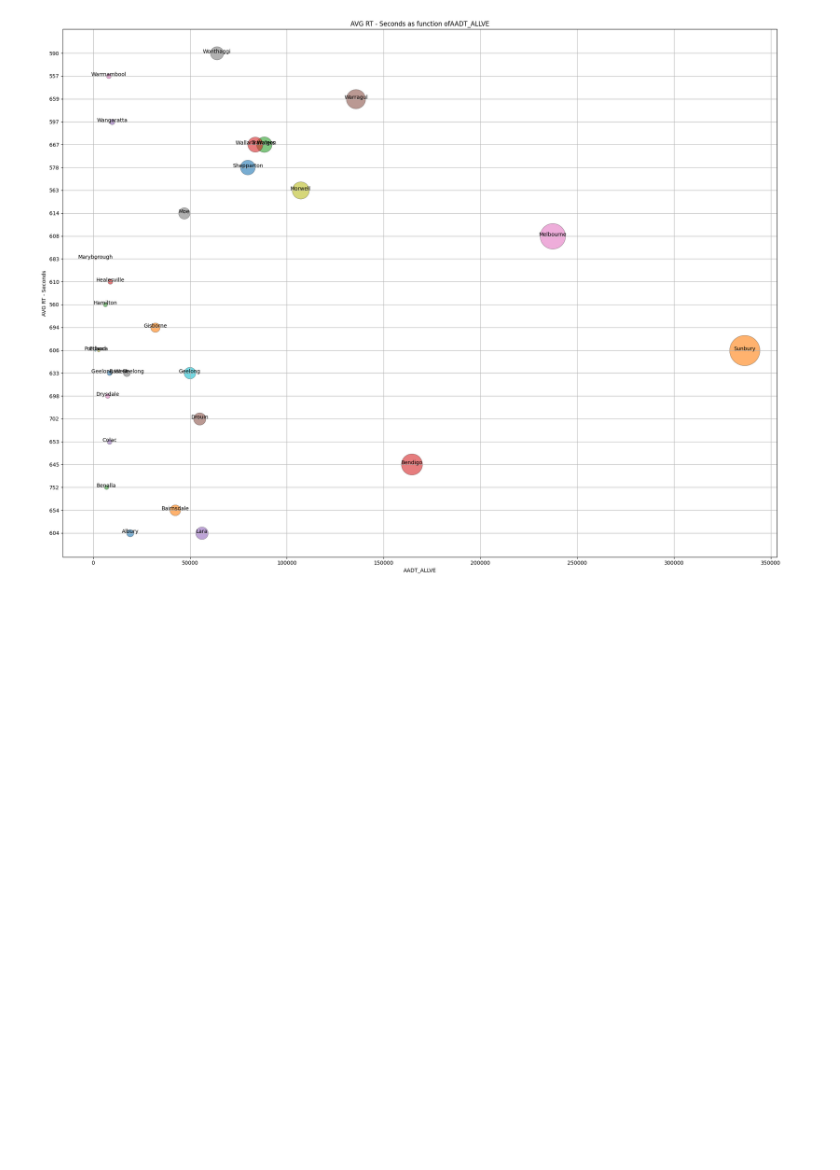
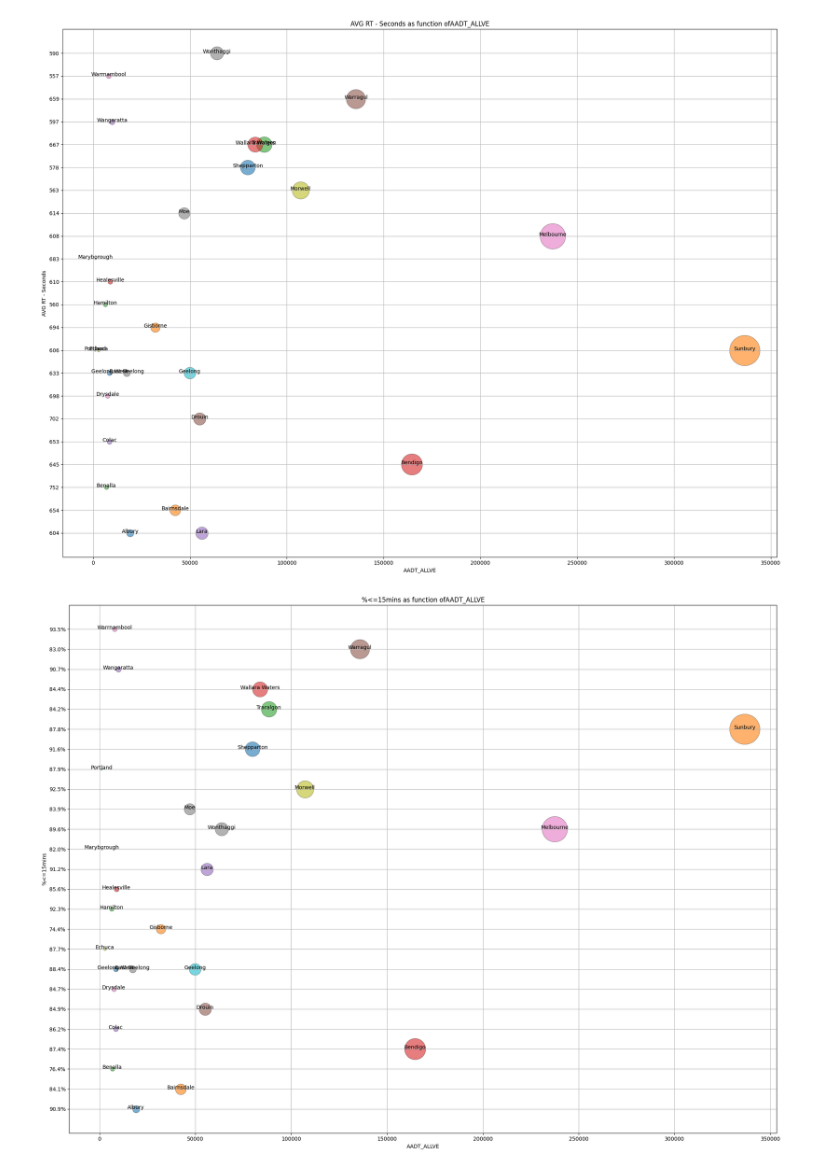
Before and after one commit to NatashaElliott/challenge-7, a Jupyter notebook: source/Traffic_Count_Locations.ipynb, the cells around one changed output. Drawn from its saved outputs; the diff is of its cells as text; code cells hidden in the pictures; blank space fills up the shorter version.

Commit message:
'%<=15min as function of AADT_ALLVE

```diff
--- a/source/Traffic_Count_Locations.ipynb
+++ b/source/Traffic_Count_Locations.ipynb
@@ -383,3 +372,27 @@ plt.tight_layout()
 plt.show()
 # %% [output]
 [figure]
+# %%
+# Plot AVG RT - Seconds as a function of AADT_ALLVE
+value = '%<=15mins'
+
+plt.figure(figsize=(20, 15))
+
+for i, row in merged_df.iterrows():
+    bubble_size = row['AADT_ALLVE'] / 100  # Scale size for visibility
+    plt.scatter(row['AADT_ALLVE'], row[value],
+                s=bubble_size, alpha=0.6, edgecolor='k', linewidth=0.5)
+
+    # Display town name next to the bubble
+    plt.text(row['AADT_ALLVE'], row[value], row['town_name'],
+             fontsize=10, ha='center')
+
+plt.title(f'{value} as function ofAADT_ALLVE')
+plt.xlabel('AADT_ALLVE')
+plt.ylabel(value)
+plt.grid(True)
+
+plt.tight_layout()
+plt.show()
+# %% [output]
+[figure, added]
```
Also changed, not shown: parts of 1 cell of this notebook.
